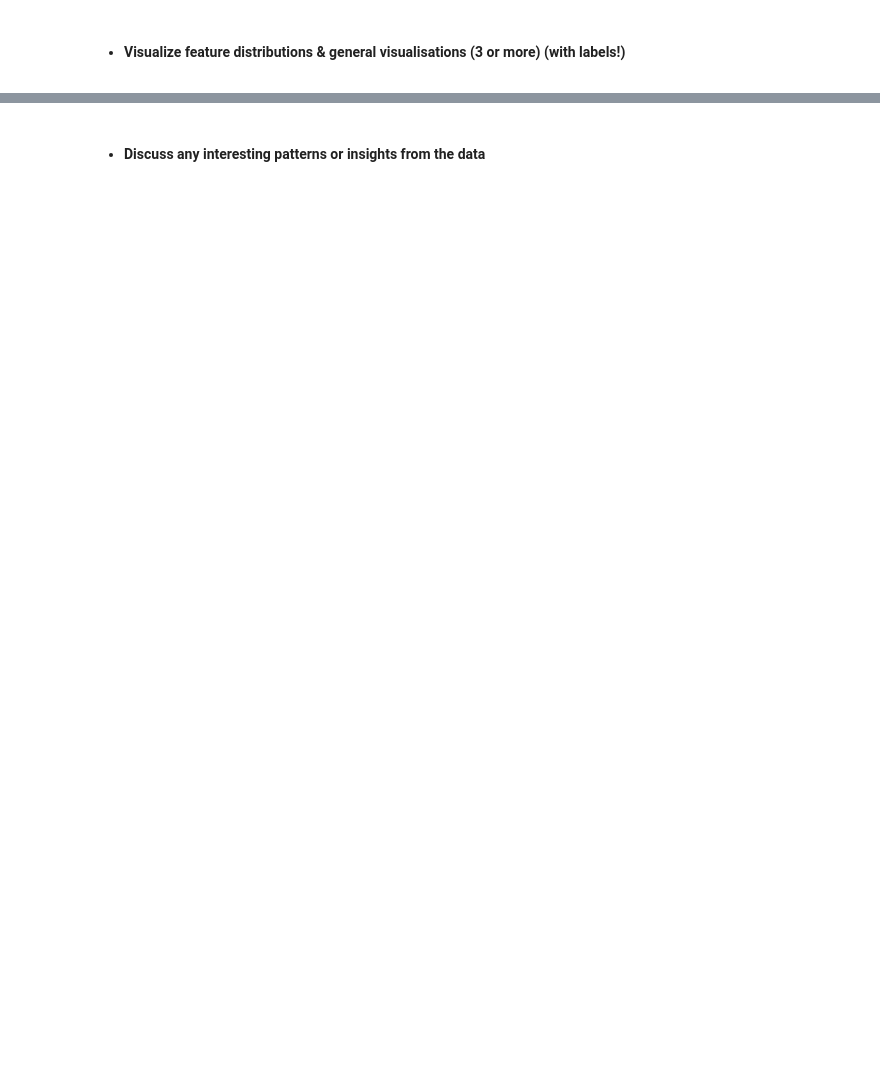
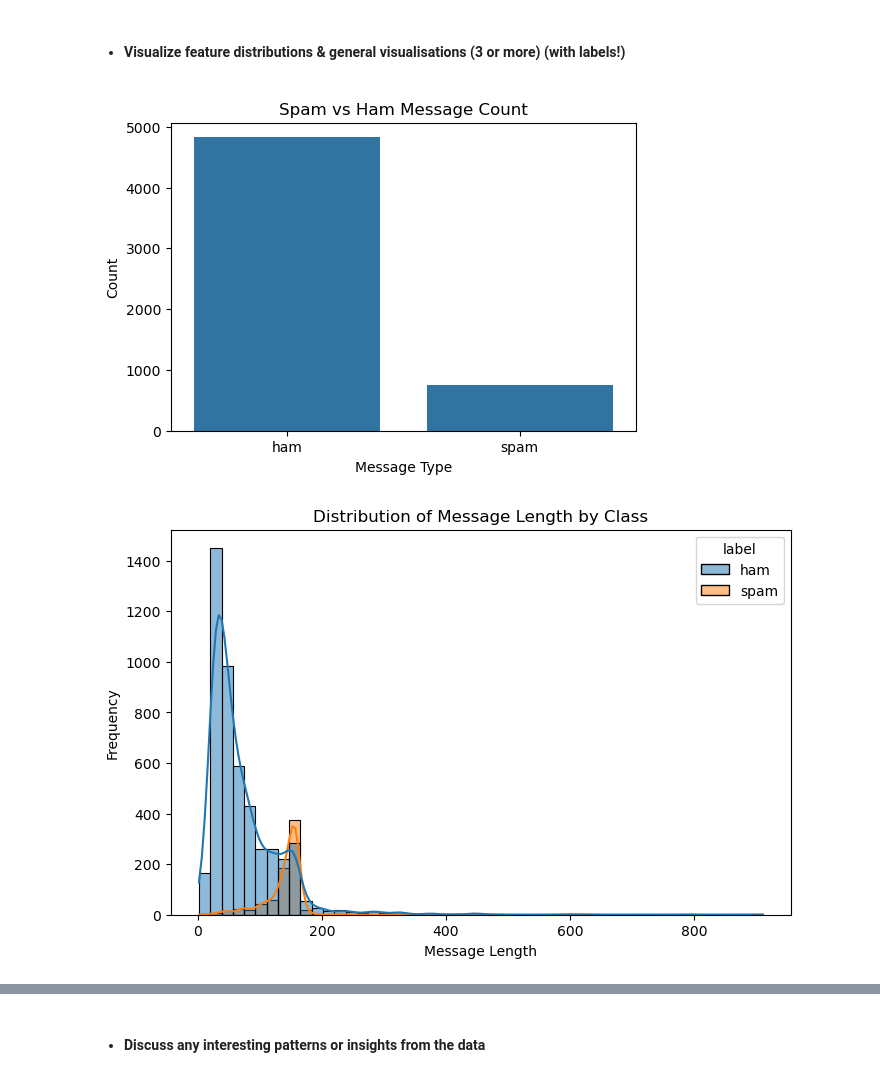
Before and after one commit to clee80/CS372_GroupProject_Group2, a Jupyter notebook: FinalProject_2.ipynb, the cells around one changed output, grey strips where cells are left out. Cells and saved outputs as stored; diff of their text form; code cells hidden in the pictures; blank space fills up the shorter version.

```diff
--- a/FinalProject_2.ipynb
+++ b/FinalProject_2.ipynb
@@ -19,5 +19,12 @@ formatted as short text messages and try to represent real world messaging.
 ## Part 1: Exploratory Data Analysis (EDA)
 # %% [markdown]
 * #### Load dataset
+# %%
+import pandas as pd
+import matplotlib.pyplot as plt
+import seaborn as sns
+
+df = pd.read_csv("spam.tsv", sep="\t")
+df.head()
 # %% [markdown]
 * #### Report summart statistics
@@ -24,2 +68,33 @@ formatted as short text messages and try to represent real world messaging.
 # %% [markdown]
 * #### Visualize feature distributions & general visualisations (3 or more) (with labels!)
+# %%
+plt.figure(figsize=(6,4))
+sns.countplot(x="label", data=df)
+plt.title("Spam vs Ham Message Count")
+plt.xlabel("Message Type")
+plt.ylabel("Count")
+plt.show()
+
+plt.figure(figsize=(8,5))
+sns.histplot(data=df, x="length", hue="label", bins=50, kde=True)
+plt.title("Distribution of Message Length by Class")
+plt.xlabel("Message Length")
+plt.ylabel("Frequency")
+plt.show()
+
+plt.figure(figsize=(8,5))
+sns.histplot(data=df, x="punct", hue="label", bins=30, kde=True)
+plt.title("Distribution of Punctuation Count by Class")
+plt.xlabel("Number of Punctuation Marks")
+plt.ylabel("Frequency")
+plt.show()
+
+plt.figure(figsize=(8,5))
+sns.boxplot(x="label", y="length", data=df)
+plt.title("Message Length by Class")
+plt.xlabel("Message Type")
+plt.ylabel("Message Length")
+plt.show()
+# %% [output]
+[figure, added]
+[figure, added]
```
Also changed, not shown: parts of 4 cells of this notebook.
